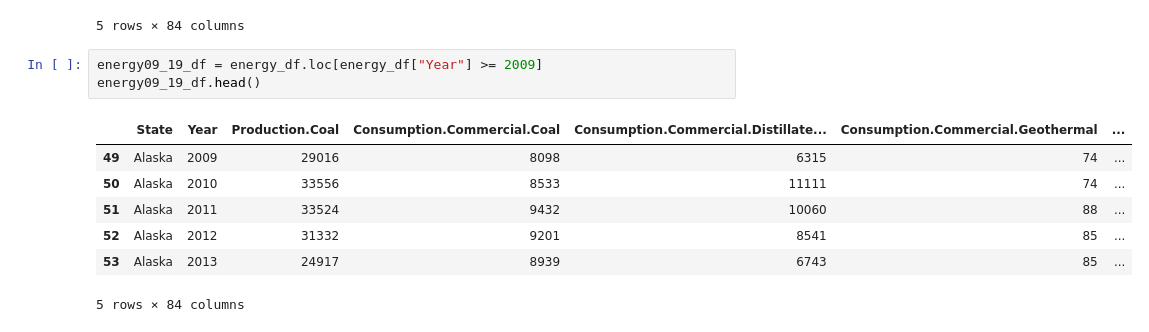
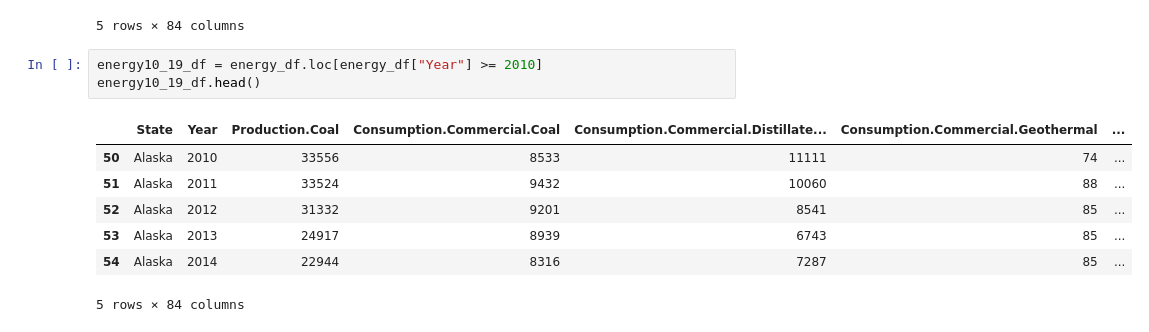
Before and after one commit to Tman5976/US_Energy_Analysis, a Jupyter notebook: ETL.ipynb, the cells around one changed output. Saved outputs shown, nothing was run; the diff lists cells and outputs as text.

```diff
--- a/ETL.ipynb
+++ b/ETL.ipynb
@@ -15,14 +15,14 @@ energy_df.head()
 | 4 | Alaska | 1964 | 11622 | 306 | 2020 | 0 | ... |
 5 rows × 84 columns
 # %%
-energy09_19_df = energy_df.loc[energy_df["Year"] >= 2009]
-energy09_19_df.head()
+energy10_19_df = energy_df.loc[energy_df["Year"] >= 2010]
+energy10_19_df.head()
 # %% [output]
 |  | State | Year | Production.Coal | Consumption.Commercial.Coal | Consumption.Commercial.Distillate... | Consumption.Commercial.Geothermal | ... |
-| 49 | Alaska | 2009 | 29016 | 8098 | 6315 | 74 | ... |
 | 50 | Alaska | 2010 | 33556 | 8533 | 11111 | 74 | ... |
 | 51 | Alaska | 2011 | 33524 | 9432 | 10060 | 88 | ... |
 | 52 | Alaska | 2012 | 31332 | 9201 | 8541 | 85 | ... |
 | 53 | Alaska | 2013 | 24917 | 8939 | 6743 | 85 | ... |
+| 54 | Alaska | 2014 | 22944 | 8316 | 7287 | 85 | ... |
 5 rows × 84 columns
 # %%
```
Also changed, not shown: parts of 4 cells of this notebook, 1 other file.
